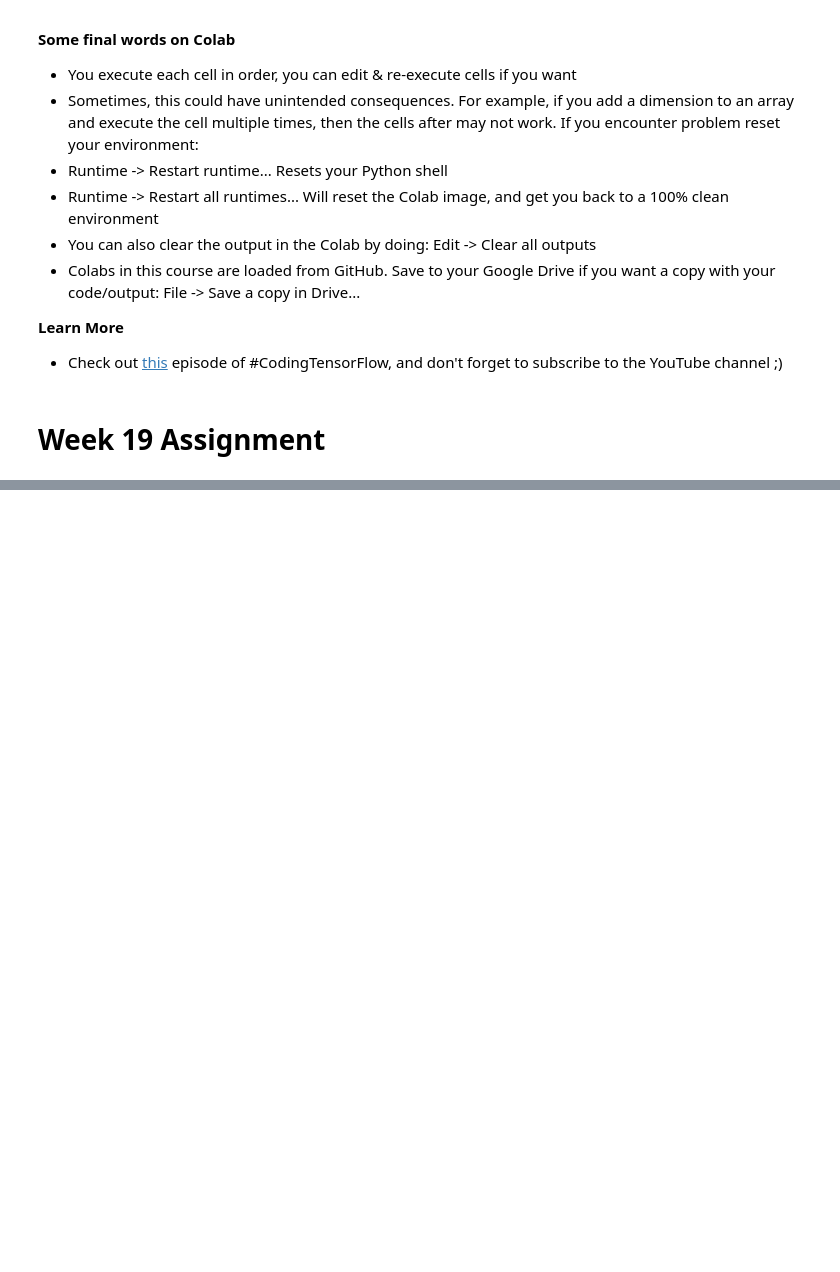
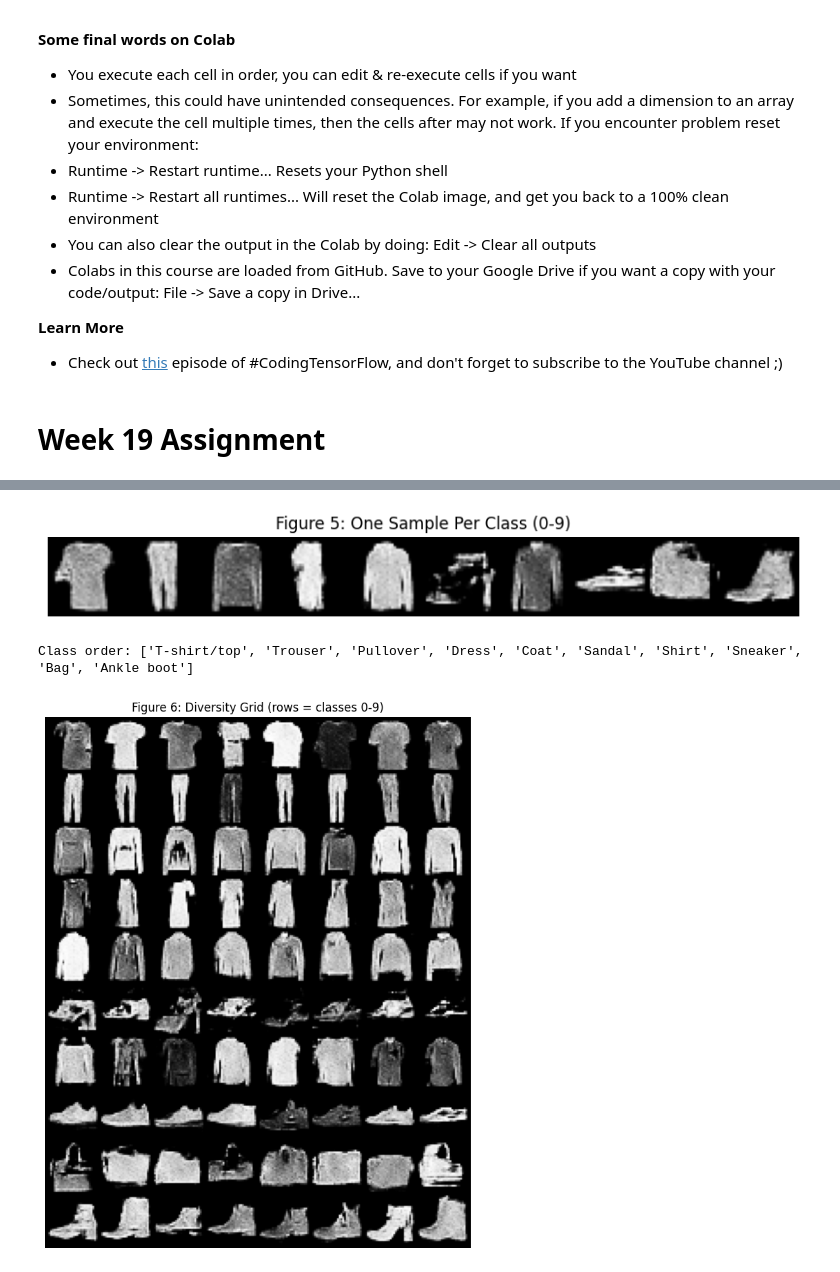
Before and after one commit to keetsraj-droid/MyPYCode, a Jupyter notebook: courses/udacity_intro_to_tensorflow_for_deep_learning/l01c01_introduction_to_colab_and_python.ipynb, the cells around one changed output, grey strips where cells are left out. Drawn from its saved outputs; the diff is of its cells as text; code cells hidden in the pictures; blank space fills up the shorter version.

```diff
--- a/courses/udacity_intro_to_tensorflow_for_deep_learning/l01c01_introduction_to_colab_and_python.ipynb
+++ b/courses/udacity_intro_to_tensorflow_for_deep_learning/l01c01_introduction_to_colab_and_python.ipynb
@@ -443,0 +881,29 @@ show_grid(reconstructed[:8], nrow=8, title="Reconstructed Output")
+# %%
+# ============================================
+# 4.3 Generate Samples
+# ============================================
+
+# Figure 5: one generated sample per class (0-9)
+generator.eval()
+with torch.no_grad():
+    z = torch.randn(10, Z_DIM, device=device)
+    labels = torch.arange(0, 10, device=device)
+    samples = generator(z, labels)
+    samples = (samples + 1) / 2
+
+show_grid(samples, nrow=10, title="Figure 5: One Sample Per Class (0-9)")
+print("Class order:", class_names)
+
+# Figure 6 (optional): diversity grid — multiple samples per class
+with torch.no_grad():
+    n_per_class = 8
+    all_labels = torch.arange(0, 10, device=device).repeat_interleave(n_per_class)  # [0,0,..,1,1,..,...]
+    z = torch.randn(len(all_labels), Z_DIM, device=device)
+    diverse_samples = generator(z, all_labels)
+    diverse_samples = (diverse_samples + 1) / 2
+
+show_grid(diverse_samples, nrow=n_per_class, title="Figure 6: Diversity Grid (rows = classes 0-9)")
+# %% [output]
+[figure, added]
+Class order: ['T-shirt/top', 'Trouser', 'Pullover', 'Dress', 'Coat', 'Sandal', 'Shirt', 'Sneaker', 'Bag', 'Ankle boot']
+[figure, added]
```
Also changed, not shown: parts of 22 cells of this notebook.
